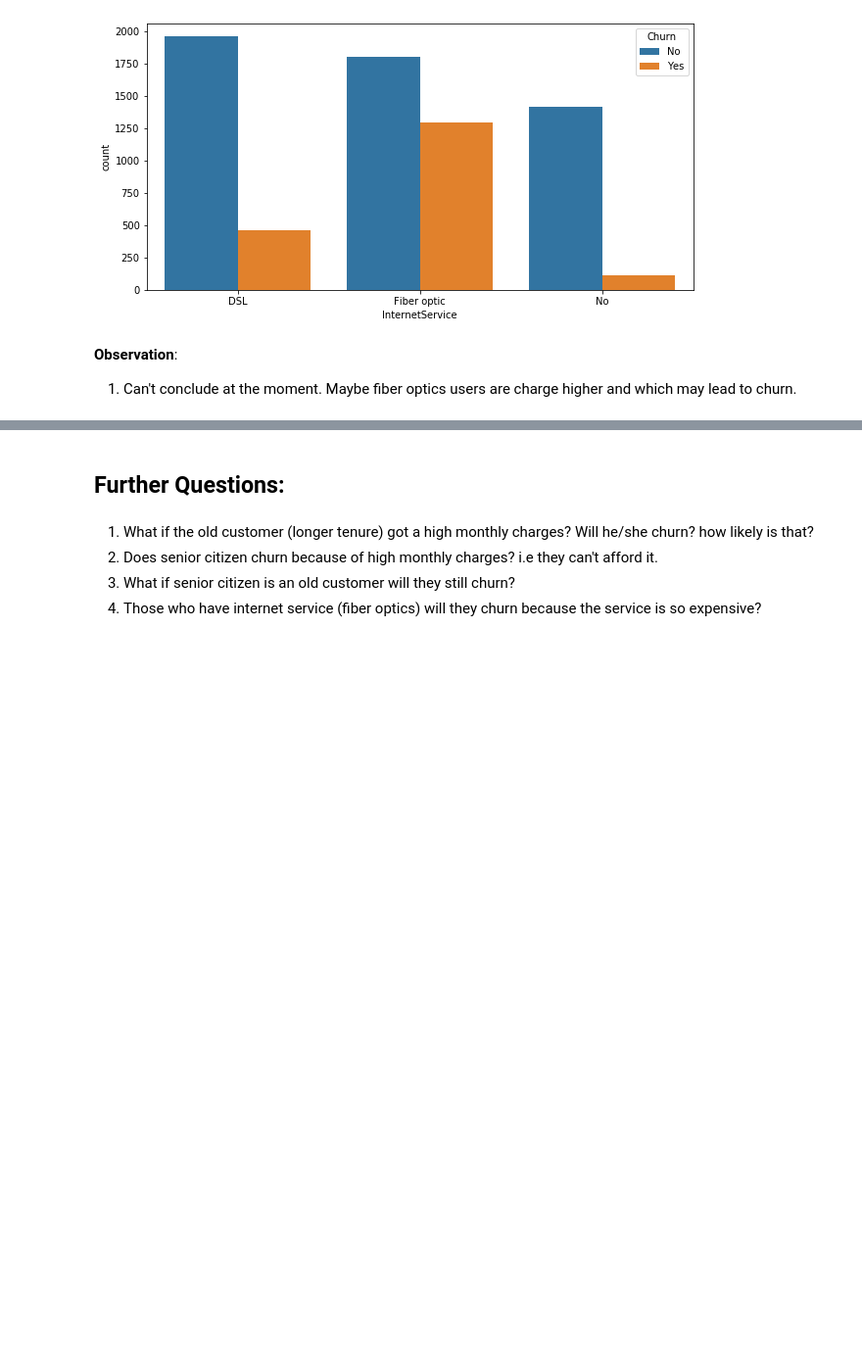
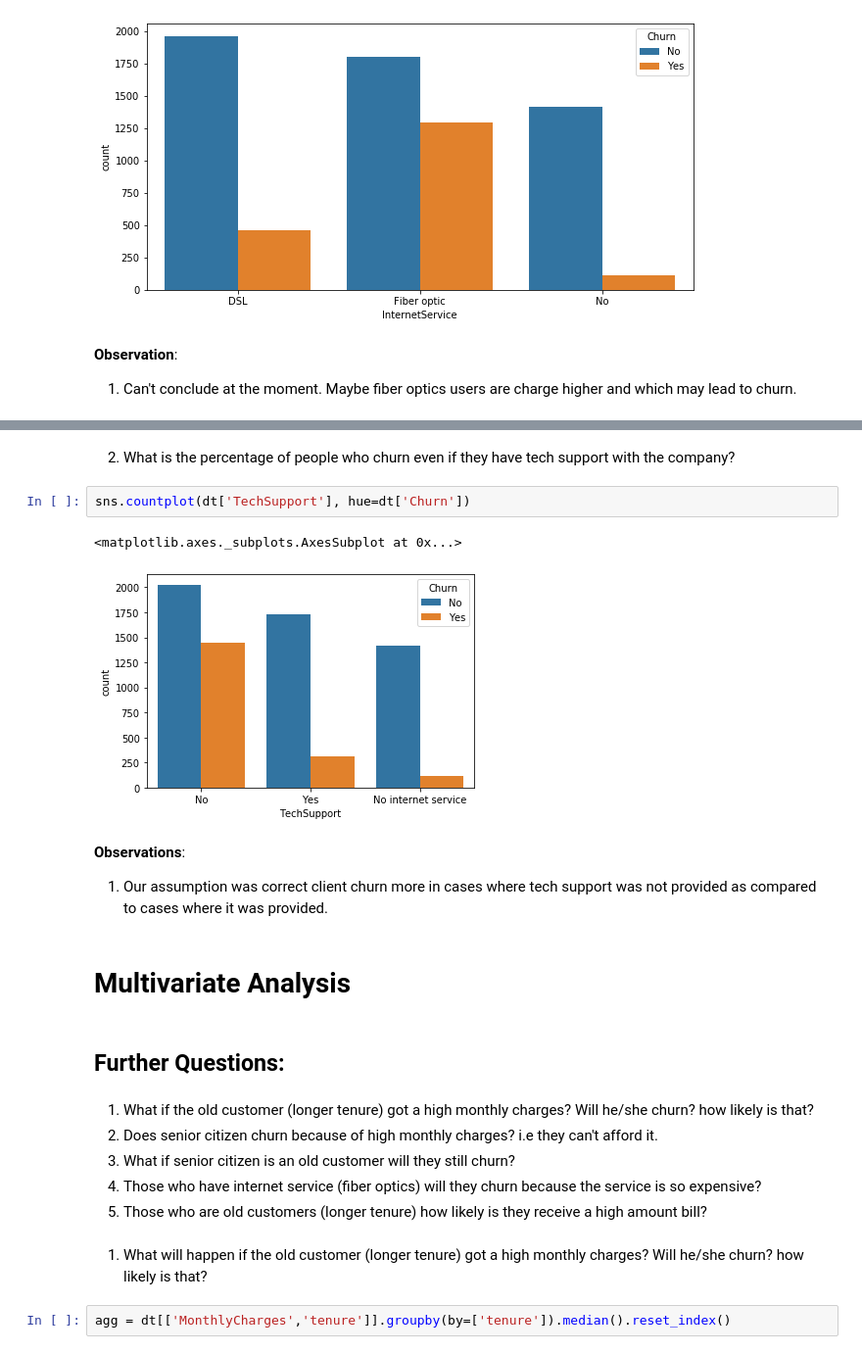
Before and after one commit to sehan10/Churn-Analysis, a Jupyter notebook: EDA.ipynb, the cells around one changed output, grey strips where cells are left out. Shown at 98% size. Saved outputs shown, nothing was run; the diff lists cells and outputs as text; blank space fills up the shorter version.

```diff
--- a/EDA.ipynb
+++ b/EDA.ipynb
@@ -333,3 +410,15 @@ __Observation__:
+# %% [markdown]
+2. What is the percentage of people who churn even if they have tech support with the company?
+# %%
+sns.countplot(dt['TechSupport'], hue=dt['Churn'])
+# %% [output]
+<matplotlib.axes._subplots.AxesSubplot at 0x...>
+[figure, added]
+# %% [markdown]
+__Observations__:
+1. Our assumption was correct client churn more in cases where tech support was not provided as compared to cases where it was provided.
+# %% [markdown]
+# Multivariate Analysis
 # %% [markdown]
 ## Further Questions:
 # %% [markdown]
@@ -337,3 +426,8 @@ __Observation__:
 2. Does senior citizen churn because of high monthly charges? i.e they can't afford it.
 3. What if senior citizen is an old customer will they still churn?
 4. Those who have internet service (fiber optics) will they churn because the service is so expensive?
+5. Those who are old customers (longer tenure) how likely is they receive a high amount bill?
+# %% [markdown]
+1. What will happen if the old customer (longer tenure) got a high monthly charges? Will he/she churn? how likely is that?
+# %%
+agg = dt[['MonthlyCharges','tenure']].groupby(by=['tenure']).median().reset_index()
```
Also changed, not shown: parts of 58 cells of this notebook.
